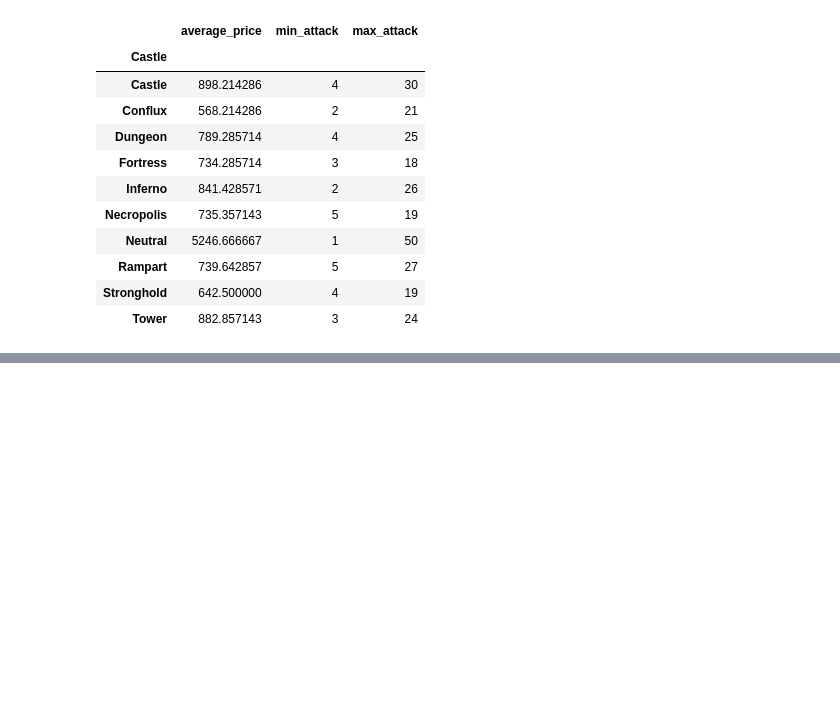
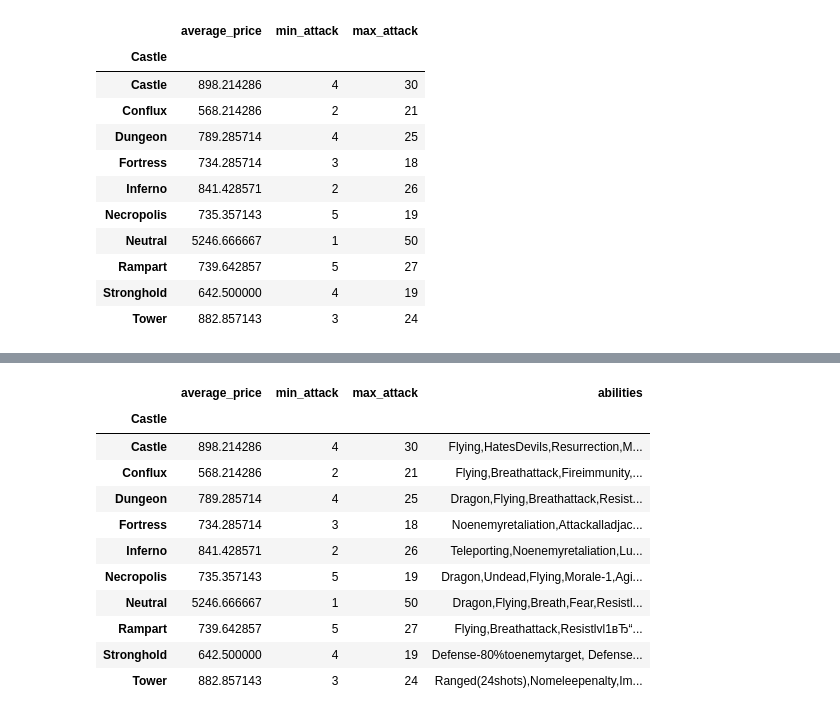
Before and after one commit to MaryKavalion/Data_Processing-Mary-Kavalionak, a Jupyter notebook: Code-Alongs/Aggregations_rus_notes.ipynb, the cells around one changed output, grey strips where cells are left out. Saved outputs shown, nothing was run; the diff lists cells and outputs as text; code cells hidden in the pictures; blank space fills up the shorter version.

```diff
--- a/Code-Alongs/Aggregations_rus_notes.ipynb
+++ b/Code-Alongs/Aggregations_rus_notes.ipynb
@@ -612,0 +633,23 @@ heroes.groupby("Castle").agg(
+# %%
+def list_unique(x):
+    return ", ".join(x.unique())
+
+heroes.groupby("Castle").agg(
+    average_price  = pd.NamedAgg(column = "Gold", aggfunc = "mean"),
+    min_attack = pd.NamedAgg(column = "Attack", aggfunc = "min"),
+    max_attack = pd.NamedAgg(column = "Attack", aggfunc = "max"),
+    abilities = pd.NamedAgg(column = "Special_abilities", aggfunc=list_unique),
+    )
+# %% [output]
+|  | average_price | min_attack | max_attack | abilities |
+| Castle |  |  |  |  |
+| Castle | 898.214286 | 4 | 30 | Flying,HatesDevils,Resurrection,M... |
+| Conflux | 568.214286 | 2 | 21 | Flying,Breathattack,Fireimmunity,... |
+| Dungeon | 789.285714 | 4 | 25 | Dragon,Flying,Breathattack,Resist... |
+| Fortress | 734.285714 | 3 | 18 | Noenemyretaliation,Attackalladjac... |
+| Inferno | 841.428571 | 2 | 26 | Teleporting,Noenemyretaliation,Lu... |
+| Necropolis | 735.357143 | 5 | 19 | Dragon,Undead,Flying,Morale-1,Agi... |
+| Neutral | 5246.666667 | 1 | 50 | Dragon,Flying,Breath,Fear,Resistl... |
+| Rampart | 739.642857 | 5 | 27 | Flying,Breathattack,Resistlvl1вЂ“... |
+| Stronghold | 642.500000 | 4 | 19 | Defense-80%toenemytarget, Defense... |
+| Tower | 882.857143 | 3 | 24 | Ranged(24shots),Nomeleepenalty,Im... |
```
Also changed, not shown: parts of 10 cells of this notebook, 1 other file.
